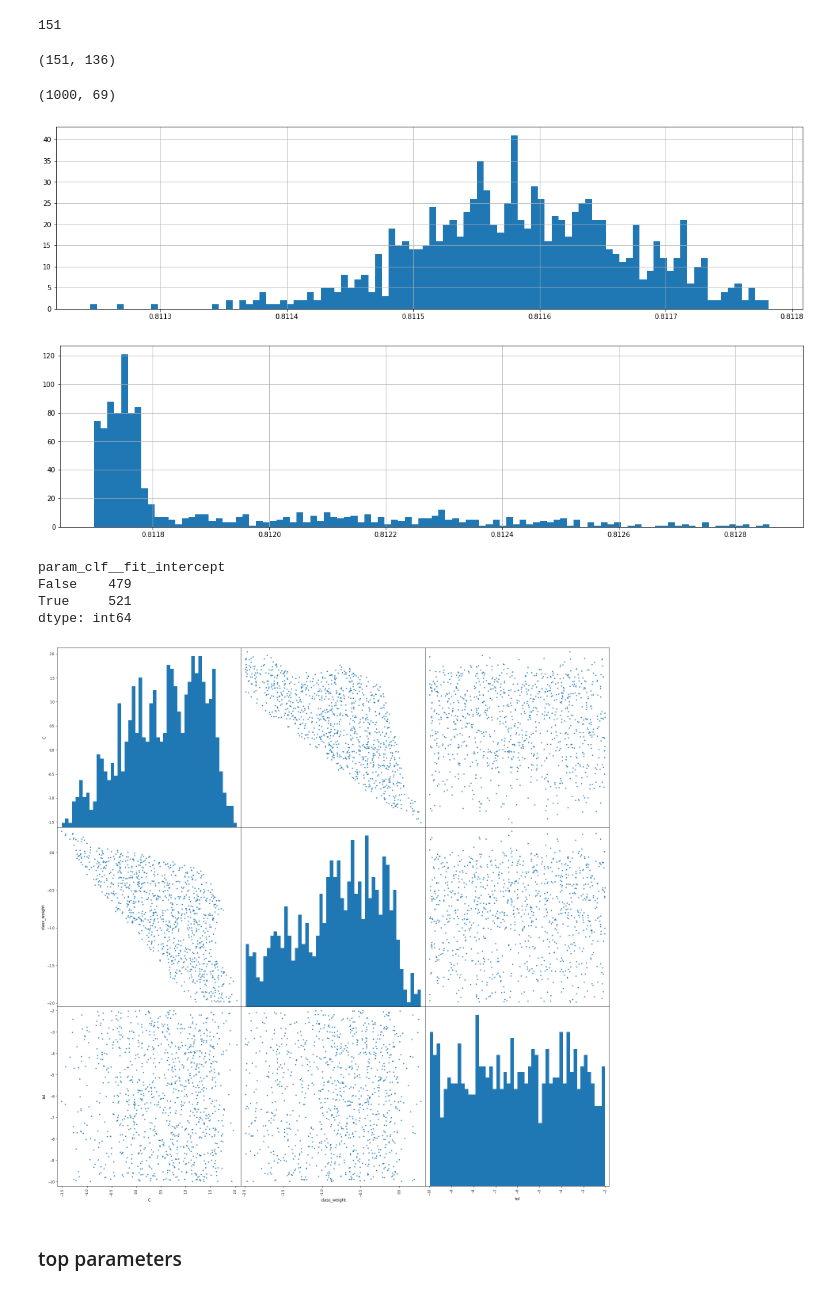
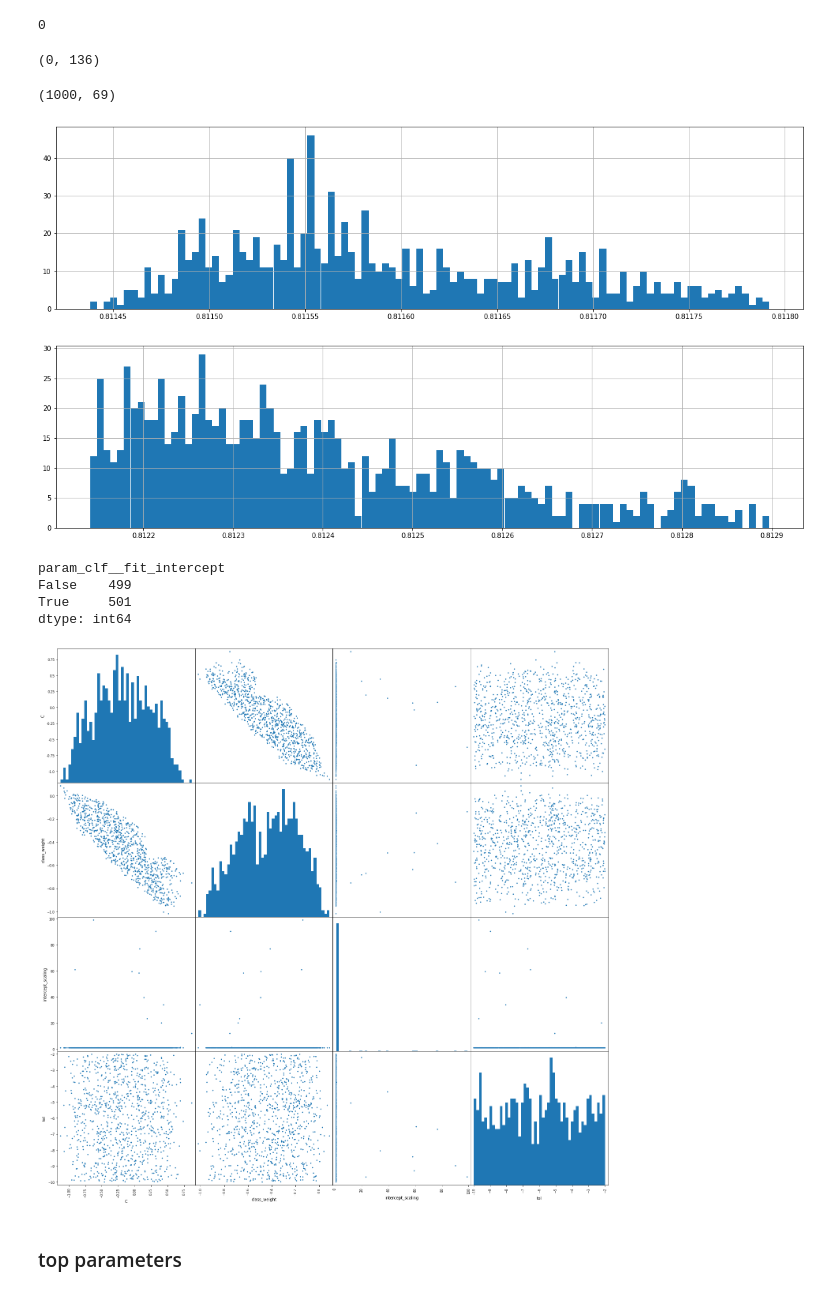
Before and after one commit to mabrek/lightgbm-tuning, a Jupyter notebook: best parameter dependencies logreg.ipynb, the cells around one changed output. Cells and saved outputs as stored; diff of their text form; code cells hidden in the pictures.

Commit message:
more data and parameters for logreg

```diff
--- a/best parameter dependencies logreg.ipynb
+++ b/best parameter dependencies logreg.ipynb
@@ -19,7 +20,7 @@ pd.set_option('display.max_columns', None)
 %load_ext autoreload
 %autoreload 2
 # %%
-files = ['./experiments/logreg.pkl']
+files = ['./experiments/logreg.pkl', './experiments/logreg-liblinear.pkl']
 # %%
 top_k = 1000
 
@@ -76,11 +77,11 @@ best_mean_dev.merge(true_best, on=['file', 'experiment_id']).shape
 best_min_dev.merge(true_best, on=['file', 'experiment_id'])\
     .groupby(['file', 'experiment_id']).ngroups
 # %% [output]
-151
+0
 # %%
 best_min_dev.merge(true_best, on=['file', 'experiment_id']).shape
 # %% [output]
-(151, 136)
+(0, 136)
 # %%
 best = best_mean_dev
 # %%
@@ -90,27 +91,27 @@ best.shape
 # %%
 best.min_whole_validation_auc.hist(bins=100);
 # %% [output]
-[figure, old version]
+[figure, new version]
 # %%
 true_best.min_whole_validation_auc.hist(bins=100);
 # %% [output]
-[figure, old version]
+[figure, new version]
 # %%
 best.groupby('param_clf__fit_intercept').size()
 # %% [output]
 param_clf__fit_intercept
-False    479
-True     521
+False    499
+True     501
 dtype: int64
 # %%
 pd.plotting.scatter_matrix(
-    pd.concat([np.log10(best[list(set(LOGREG_LOG_PARAMETERS))])],
+    pd.concat([np.log10(best[list(set(LOGREG_LOG_PARAMETERS))]), best[LOGREG_CONT_PARAMETERS]],
               axis='columns',
               sort=True
              ).rename(lambda x: x.replace('param_clf__', ''), axis='columns').sort_index(axis=1),
     alpha=1, figsize=(25, 25), hist_kwds={'bins': 50});
 # %% [output]
-[figure, old version]
+[figure, new version]
 # %% [markdown]
 ### top parameters
 # %%
```
Also changed, not shown: parts of 7 cells of this notebook, 2 other files.
